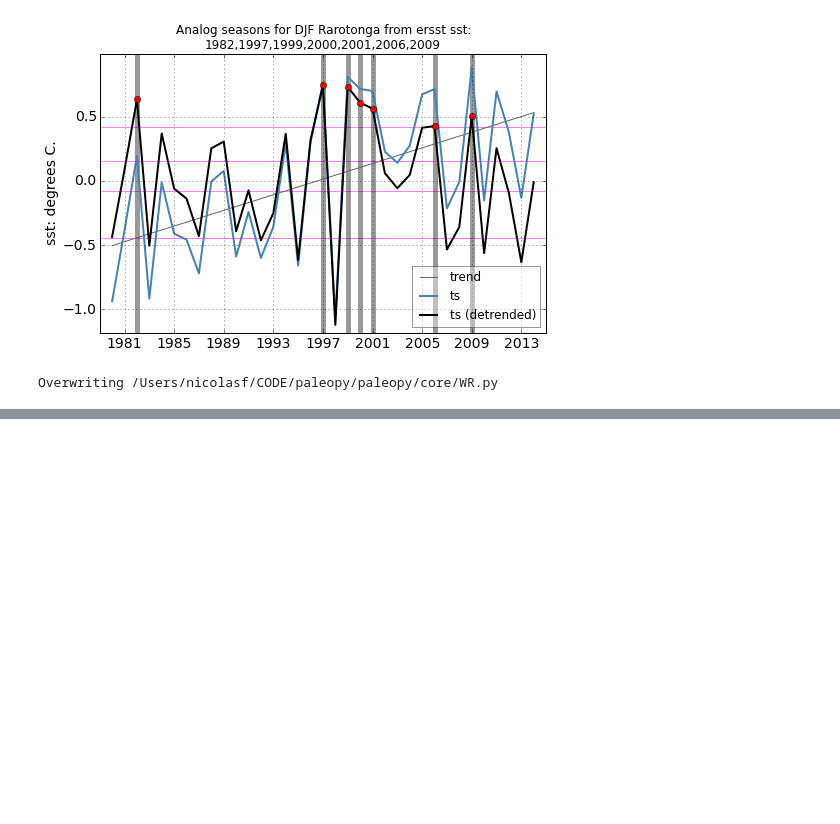
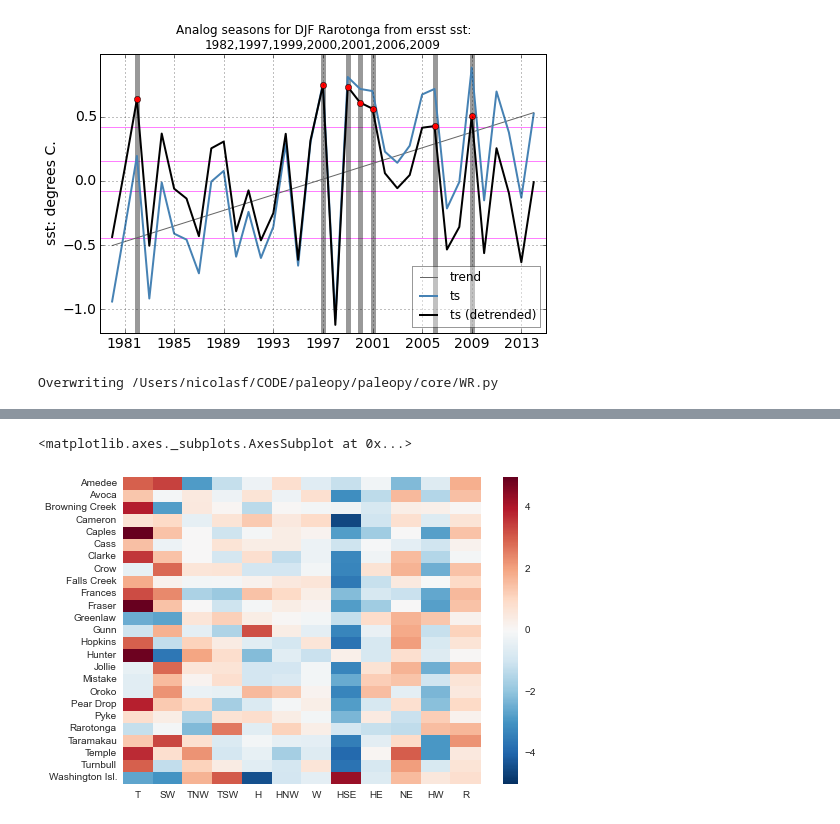
Before and after one commit to nicolasfauchereau/paleopy, a Jupyter notebook: notebooks/WR.ipynb, the cells around one changed output, grey strips where cells are left out. Cells and saved outputs as stored; diff of their text form; code cells hidden in the pictures; blank space fills up the shorter version.

```diff
--- a/notebooks/WR.ipynb
+++ b/notebooks/WR.ipynb
@@ -243,0 +266,2 @@ dtype: float64
+# %%
+jsons = './jsons/proxies/'
@@ -243,0 +270,5 @@ dtype: float64
+# %%
+ens = ensemble(jsons, season='DJF')
+# %%
+# ensWR = WR(ens, classification='SW Pacific Regimes')
+w = WR(ens, classification='Kidson Types')
@@ -243,0 +322,5 @@ dtype: float64
+# %%
+sns.heatmap(w.df_anoms.T*100)
+# %% [output]
+<matplotlib.axes._subplots.AxesSubplot at 0x...>
+[figure, added]
```
Also changed, not shown: parts of 23 cells of this notebook, 5 other files.
